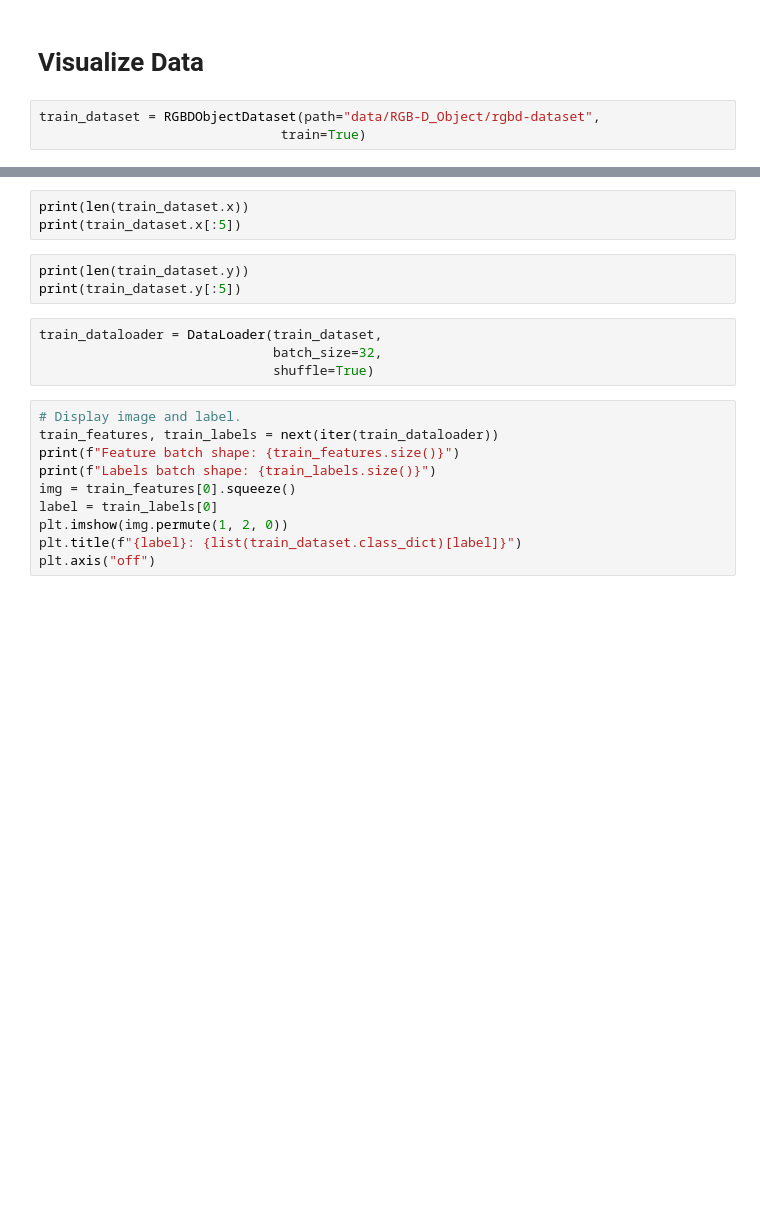
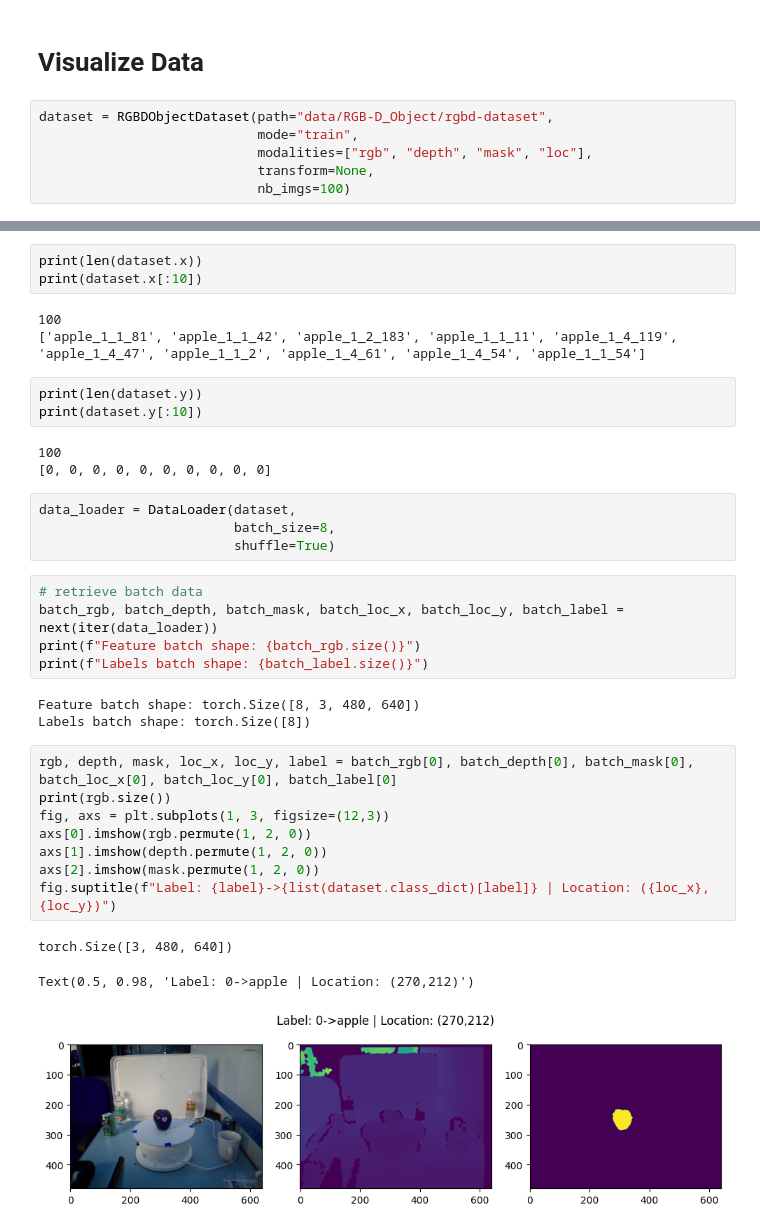
Before and after one commit to FABallemand/ProjetCassiopee, a Jupyter notebook: test.ipynb, the cells around one changed output, grey strips where cells are left out. Saved outputs shown, nothing was run; the diff lists cells and outputs as text; blank space fills up the shorter version.

Commit message:
Update Dataset: - Add support for depth - Add support for mask - Add support for location

```diff
--- a/test.ipynb
+++ b/test.ipynb
@@ -18,6 +22,9 @@ setup_python()
 # %% [markdown]
 # Visualize Data
 # %%
-train_dataset = RGBDObjectDataset(path="data/RGB-D_Object/rgbd-dataset",
-                               train=True)
+dataset = RGBDObjectDataset(path="data/RGB-D_Object/rgbd-dataset",
+                            mode="train",
+                            modalities=["rgb", "depth", "mask", "loc"],
+                            transform=None,
+                            nb_imgs=100)
 # %%
@@ -27,20 +38,36 @@ print(train_dataset.class_dict)
 # %%
-print(len(train_dataset.x))
-print(train_dataset.x[:5])
+print(len(dataset.x))
+print(dataset.x[:10])
+# %% [output]
+100
+['apple_1_1_81', 'apple_1_1_42', 'apple_1_2_183', 'apple_1_1_11', 'apple_1_4_119', 'apple_1_4_47', 'apple_1_1_2', 'apple_1_4_61', 'apple_1_4_54', 'apple_1_1_54']
 # %%
-print(len(train_dataset.y))
-print(train_dataset.y[:5])
+print(len(dataset.y))
+print(dataset.y[:10])
+# %% [output]
+100
+[0, 0, 0, 0, 0, 0, 0, 0, 0, 0]
 # %%
-train_dataloader = DataLoader(train_dataset,
-                              batch_size=32,
-                              shuffle=True)
+data_loader = DataLoader(dataset,
+                         batch_size=8,
+                         shuffle=True)
-# %%
-# Display image and label.
-train_features, train_labels = next(iter(train_dataloader))
-print(f"Feature batch shape: {train_features.size()}")
-print(f"Labels batch shape: {train_labels.size()}")
-img = train_features[0].squeeze()
-label = train_labels[0]
-plt.imshow(img.permute(1, 2, 0))
-plt.title(f"{label}: {list(train_dataset.class_dict)[label]}")
-plt.axis("off")
+# %%
+# retrieve batch data
+batch_rgb, batch_depth, batch_mask, batch_loc_x, batch_loc_y, batch_label = next(iter(data_loader))
+print(f"Feature batch shape: {batch_rgb.size()}")
+print(f"Labels batch shape: {batch_label.size()}")
+# %% [output]
+Feature batch shape: torch.Size([8, 3, 480, 640])
+Labels batch shape: torch.Size([8])
+# %%
+rgb, depth, mask, loc_x, loc_y, label = batch_rgb[0], batch_depth[0], batch_mask[0], batch_loc_x[0], batch_loc_y[0], batch_label[0]
+print(rgb.size())
+fig, axs = plt.subplots(1, 3, figsize=(12,3))
+axs[0].imshow(rgb.permute(1, 2, 0))
+axs[1].imshow(depth.permute(1, 2, 0))
+axs[2].imshow(mask.permute(1, 2, 0))
+fig.suptitle(f"Label: {label}->{list(dataset.class_dict)[label]} | Location: ({loc_x},{loc_y})")
+# %% [output]
+torch.Size([3, 480, 640])
+Text(0.5, 0.98, 'Label: 0->apple | Location: (270,212)')
+[figure, added]
```
Also changed, not shown: parts of 4 cells of this notebook, 1 other file.
